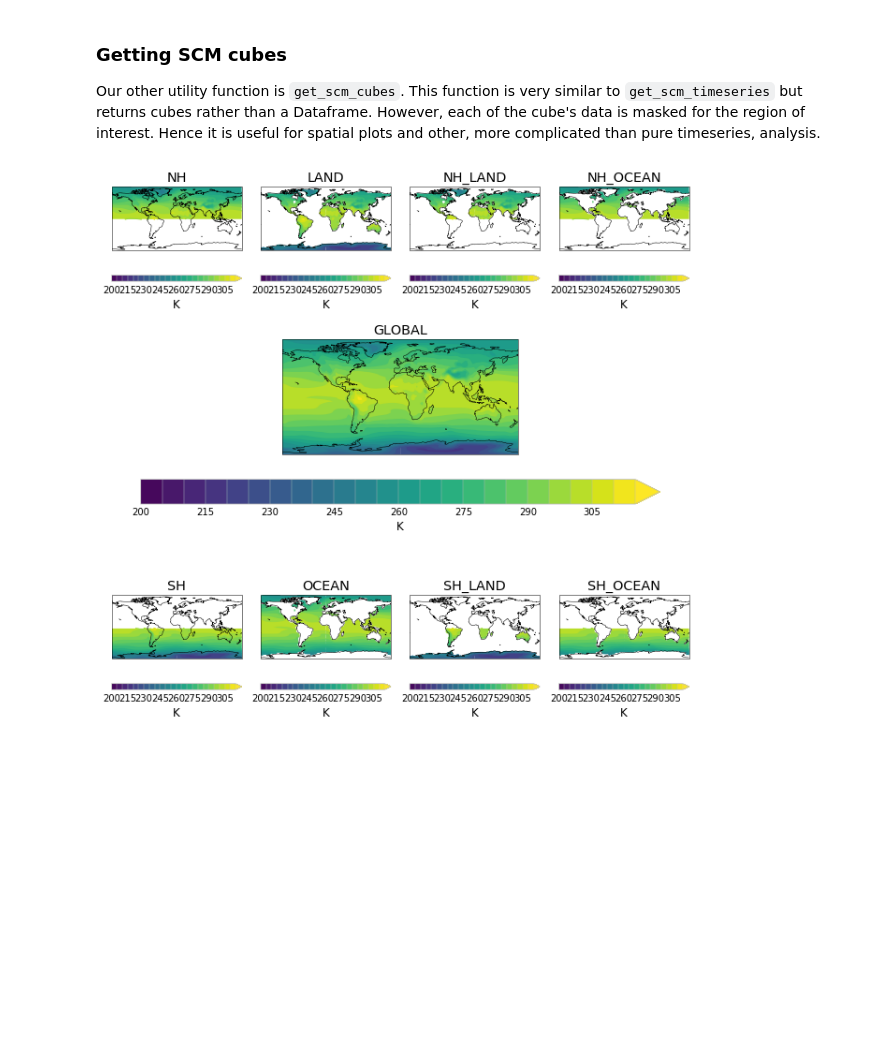
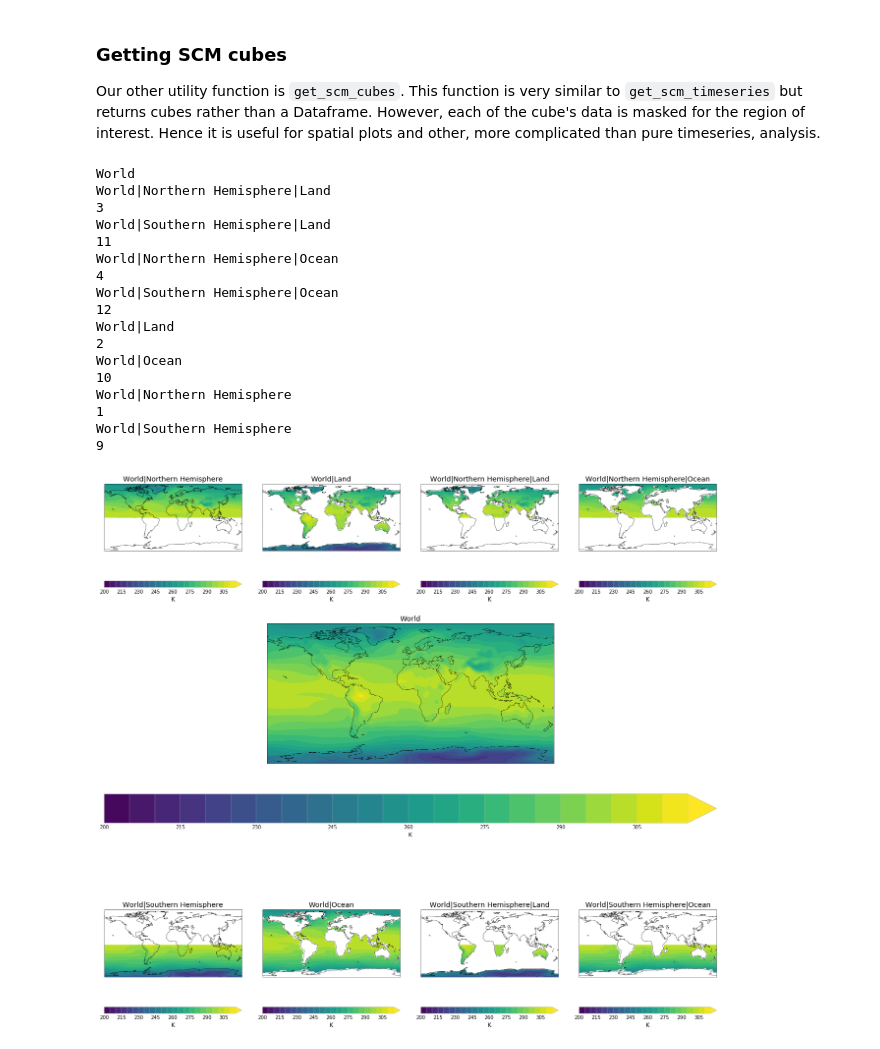
Before and after one commit to znicholls/netcdf-scm, a Jupyter notebook: notebooks/demo.ipynb, the cells around one changed output. Drawn from its saved outputs; the diff is of its cells as text; code cells hidden in the pictures; blank space fills up the shorter version.

```diff
--- a/notebooks/demo.ipynb
+++ b/notebooks/demo.ipynb
@@ -193,0 +187,7 @@ tas_scm_timeseries.loc[
+# %%
+restricted_time_df = tas_scm_timeseries.loc[
+    (tas_scm_timeseries.time > cftime.DatetimeNoLeap(1950, 1, 1))
+    & (tas_scm_timeseries.time < cftime.DatetimeNoLeap(1961, 1, 1))
+]
+for label, df in restricted_time_df.groupby("region"):
+    df.plot(x="time", y="value", figsize=(4, 3), label=label);
@@ -216,45 +224,62 @@ Our other utility function is `get_scm_cubes`. This function is very similar to
 # %%
 tas_scm_cubes = tas.get_scm_cubes()
 # %%
-plt.figure(figsize=(9, 9))
+plt.figure(figsize=(18, 18))
 no_rows = 3
 no_cols = 4
 
 total_panels = no_cols * no_rows
 rows_plt_comp = no_rows*100
 cols_plt_comp = no_cols*10
 for i, (label, cube) in enumerate(tas_scm_cubes.items()):
-    if label == "GLOBAL":
+    if label == "World":
         index = (int((no_rows + 1) / 2))
         plt.subplot(no_rows, 1, index)
     else:
-        if label == "NH":
+        if label == "World|Northern Hemisphere":
             index = 1
-        elif label == "SH":
+        elif label == "World|Southern Hemisphere":
             index = 1 + (no_rows - 1) * no_cols
-        elif label == "LAND":
+        elif label == "World|Land":
             index = 2
-        elif label == "OCEAN":
+        elif label == "World|Ocean":
             index = 2 + (no_rows - 1) * no_cols
         else:
             index = 3
-            if "OCEAN" in label:
+            if "Ocean" in label:
                 index += 1
-            if "SH" in label:
+            if "Southern Hemisphere" in label:
                 index += (no_rows - 1) * no_cols
 
         plt.subplot(no_rows, no_cols, index)
 
     region_time_mean = cube.cube.collapsed('time', iris.analysis.MEAN)
     qplt.contourf(
         region_time_mean,
         levels=np.arange(200, 320, 5),
         extend='max',
     )
     plt.title(label)
     plt.gca().coastlines()
 
 
 plt.tight_layout()
 # %% [output]
+World
+World|Northern Hemisphere|Land
+3
+World|Southern Hemisphere|Land
+11
+World|Northern Hemisphere|Ocean
+4
+World|Southern Hemisphere|Ocean
+12
+World|Land
+2
+World|Ocean
+10
+World|Northern Hemisphere
+1
+World|Southern Hemisphere
+9
-[figure, old version]
+[figure, new version]
```
Also changed, not shown: parts of 7 cells of this notebook.
